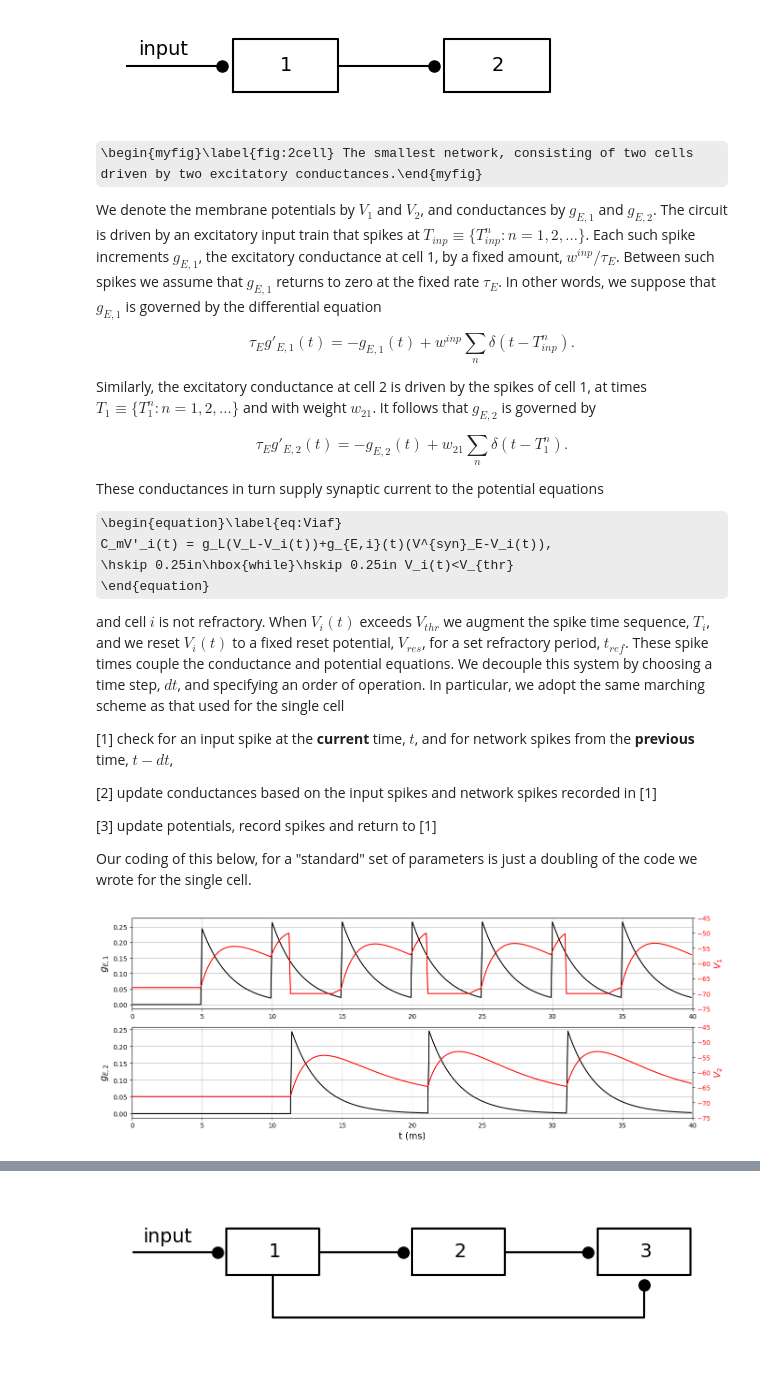
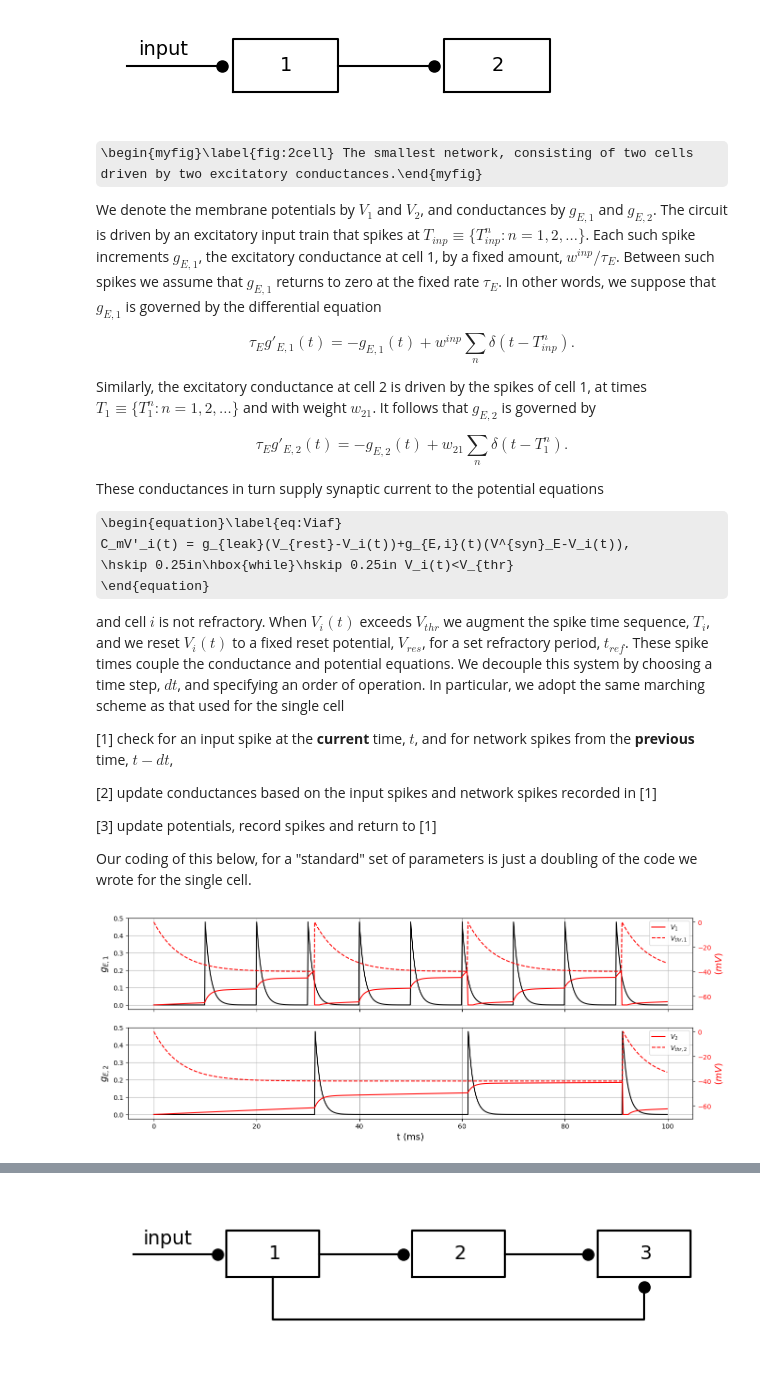
Before and after one commit to steve-cox-LA/EGlove, a Jupyter notebook: TassPlatform.ipynb, the cells around one changed output, grey strips where cells are left out. Cells and saved outputs as stored; diff of their text form; code cells hidden in the pictures; some formulas as TeX source.

```diff
--- a/TassPlatform.ipynb
+++ b/TassPlatform.ipynb
@@ -276,7 +297,7 @@ It follows that $g_{E,2}$ is governed by
 These conductances in turn supply synaptic current to the potential equations
 
 \begin{equation}\label{eq:Viaf}
-   C_mV'_i(t) = g_L(V_L-V_i(t))+g_{E,i}(t)(V^{syn}_E-V_i(t)),
+   C_mV'_i(t) = g_{leak}(V_{rest}-V_i(t))+g_{E,i}(t)(V^{syn}_E-V_i(t)),
       \hskip 0.25in\hbox{while}\hskip 0.25in V_i(t)<V_{thr}
 \end{equation}
 
@@ -308,95 +329,110 @@ plt.subplots_adjust(right=2, top=1, wspace=0.25)
 ax2 = ax1.twinx()
 ax4 = ax3.twinx()
 
-Tfin = 40
-dt = 0.1
-P = 5
+Tfin = 100    # ms
+dt = 0.1     # ms
+P = 10       # ms
 
 Nt = math.ceil(Tfin/dt)
-tauE = 2
-VE = 0
+tausyn = 1
+Vsyn = 0
 
-gL = 0.3
-VL = -68
-Cm = 1
+gleak = 0.02
+Vrest = -38
+Cm = 3
 
-winp = 0.5
+wsyn = 0.5
 w21 = 0.5
 
-aE = (2*tauE-dt)/(2*tauE+dt)
-bE = 2/(2*tauE+dt)
+aE = (2*tausyn-dt)/(2*tausyn+dt)
+bE = 2/(2*tausyn+dt)
 
-tref = 3
-Vthr = -50
-Vres = -70
+tref = 1
+Vres = -67
 
+Vthrrest = -40
+Vthrspike = 0
+tauthr = 5
+
+t = np.zeros(Nt)
 gE1 = np.zeros(Nt)
 gE2 = np.zeros(Nt)
-V1 = VL*np.ones(Nt)
-V2 = VL*np.ones(Nt)
+V1 = Vres*np.ones(Nt)
+V2 = Vres*np.ones(Nt)
+Vthr1 = Vthrspike*np.ones(Nt)
+Vthr2 = Vthrspike*np.ones(Nt)
+
+aT = (tauthr - dt/2)/(tauthr + dt/2)
+bT = dt*Vthrrest/(tauthr + dt/2)
 
 sp1 = 0
 sp2 = 0
 T1 = -10
 T2 = -10
 
-t = np.zeros(Nt)
-
 for j in range(1,Nt):
 
     t[j] = j*dt
     spin = (t[j]/P == round(t[j]/P))
-    gE1[j] = aE*gE1[j-1] + bE*winp*spin
+    gE1[j] = aE*gE1[j-1] + bE*wsyn*spin
     gE2[j] = aE*gE2[j-1] + bE*w21*sp1
 
+    Vthr1[j] = aT*Vthr1[j-1] + bT    # update Vthr1
+    Vthr2[j] = aT*Vthr2[j-1] + bT    # update Vthr2
+
     if (t[j]-T1) > tref:
-        n1 = (2*Cm/dt-(gL+gE1[j]))*V1[j-1] + 2*gL*VL
-        d1 = 2*Cm/dt + gL + gE1[j]
+        n1 = (2*Cm/dt-(gleak+gE1[j]))*V1[j-1] + 2*gleak*Vrest
+        d1 = 2*Cm/dt + gleak + gE1[j]
         tmp = n1/d1
-        if tmp < Vthr:
+        if tmp < Vthr1[j]:
             V1[j] = tmp
         else:
             V1[j] = Vres
             sp1 = 1
             T1 = t[j]
+            Vthr1[j] = Vthrspike
     else:
         sp1 = 0
         V1[j] = Vres
 
     if (t[j]-T2) > tref:
-        n2 = (2*Cm/dt-(gL+gE2[j]))*V2[j-1] + 2*gL*VL
-        d2 = 2*Cm/dt + gL + gE2[j]
+        n2 = (2*Cm/dt-(gleak+gE2[j]))*V2[j-1] + 2*gleak*Vrest
+        d2 = 2*Cm/dt + gleak + gE2[j]
         tmp = n2/d2
-        if tmp < Vthr:
+        if tmp < Vthr2[j]:
             V2[j] = tmp
         else:
             V2[j] = Vres
             sp2 = 1
             T2 = t[j]
+            Vthr2[j] = Vthrspike
+
     else:
         sp2 = 0
         V2[j] = Vres
 
 ax1.plot(t,gE1,'k')
 ax1.grid('on')
 ax1.set_ylabel('$g_{E,1}$', color='k',fontsize=14)
 ax1.tick_params(axis="y", labelcolor='k')
 
 ax2.plot(t,V1,'r')
-ax2.set_ylabel('$V_1$', color='r',fontsize=14)
+ax2.plot(t,Vthr1,'r--')
+ax2.legend(['$V_1$', '$V_{thr,1}$'])
+ax2.set_ylabel('$(mV)$', color='r',fontsize=14)
 ax2.tick_params(axis="y", labelcolor='r')
-ax2.axis([0,40,-75,-45])
 
 ax3.plot(t,gE2,'k')
 ax3.grid('on')
 ax3.set_xlabel('t (ms)',fontsize=14)
 ax3.set_ylabel('$g_{E,2}$', color='k',fontsize=14)
 ax3.tick_params(axis="y", labelcolor='k')
 
 ax4.plot(t,V2,'r')
-ax4.set_ylabel('$V_2$', color='r',fontsize=14)
+ax4.plot(t,Vthr2,'r--')
+ax4.legend(['$V_2$', '$V_{thr,2}$'])
+ax4.set_ylabel('$(mV)$', color='r',fontsize=14)
 ax4.tick_params(axis="y", labelcolor='r')
-ax4.axis([0,40,-75,-45]);
 # %% [output]
-[figure, old version]
+[figure, new version]
 # %% [markdown]
```
Also changed, not shown: parts of 19 cells of this notebook.
